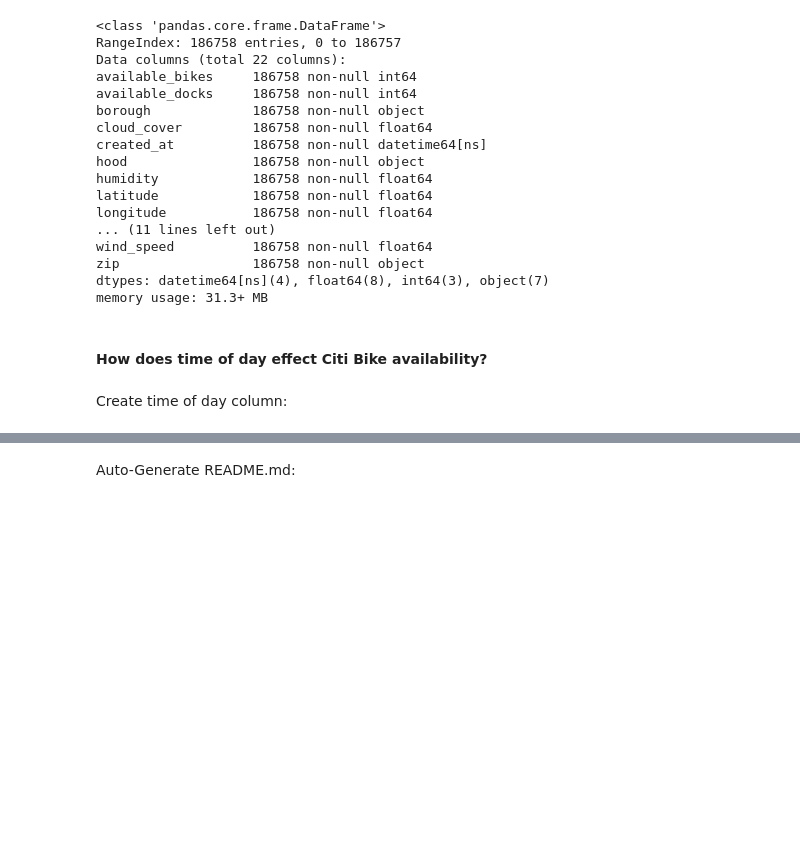
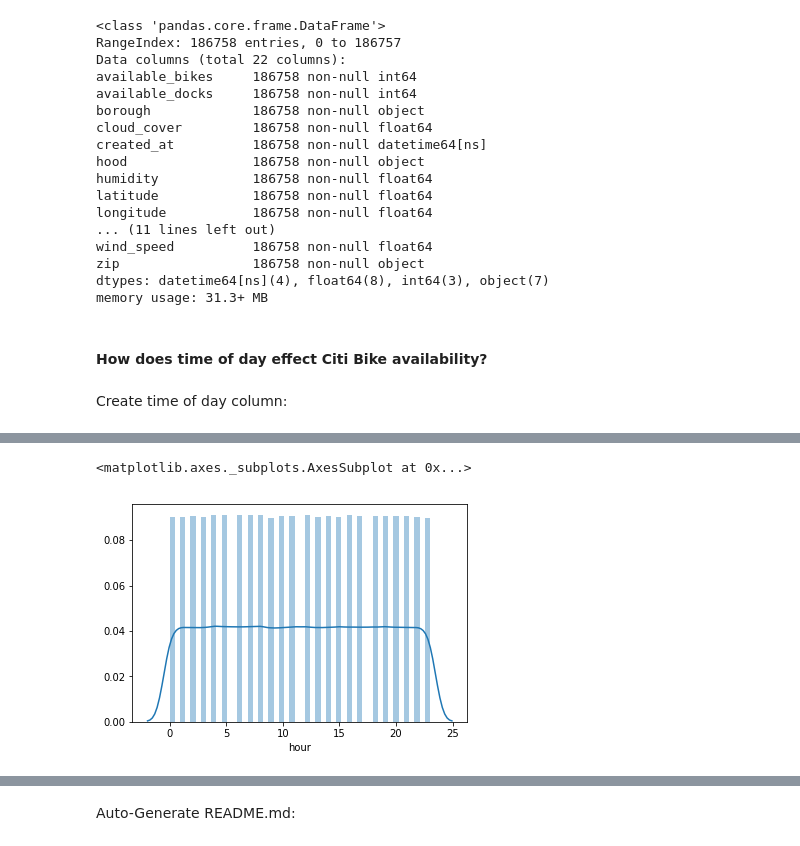
Before and after one commit to alhankeser/citibike-analysis, a Jupyter notebook: notebooks/analysis.ipynb, the cells around one changed output, grey strips where cells are left out. Cells and saved outputs as stored; diff of their text form; code cells hidden in the pictures; blank space fills up the shorter version.

```diff
--- a/notebooks/analysis.ipynb
+++ b/notebooks/analysis.ipynb
@@ -732,0 +740,5 @@ df['hour'] = df['time_hour'].apply(lambda x: x.hour)
+# %%
+sns.distplot(df['hour'])
+# %% [output]
+<matplotlib.axes._subplots.AxesSubplot at 0x...>
+[figure, added]
```
Also changed, not shown: parts of 10 cells of this notebook, 33 other files.
